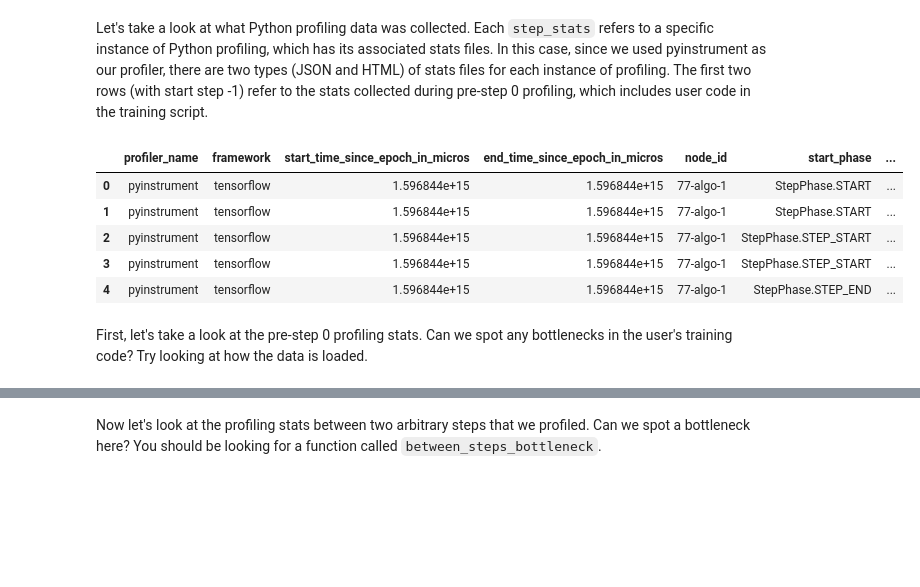
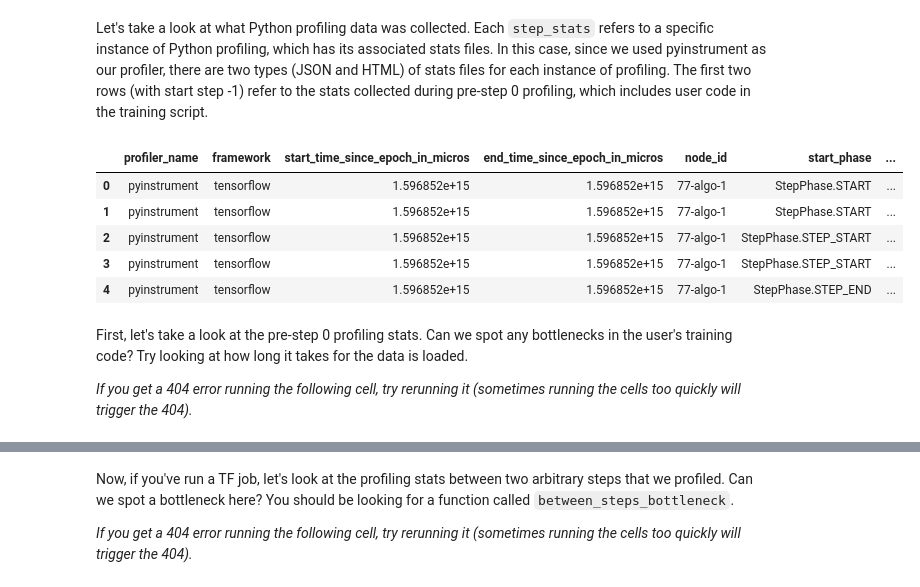
Before and after one commit to awslabs/sagemaker-debugger, a Jupyter notebook: examples/profiler/analyze_performance_bottlenecks.ipynb, the cells around one changed output, grey strips where cells are left out. Saved outputs shown, nothing was run; the diff lists cells and outputs as text; code cells hidden in the pictures; blank space fills up the shorter version.

Commit message:
Add example notebook fixes for python profiling (#46)

```diff
--- a/examples/profiler/analyze_performance_bottlenecks.ipynb
+++ b/examples/profiler/analyze_performance_bottlenecks.ipynb
@@ -579,22 +566,26 @@ This will give us insight into the metadata regarding each instance of Python pr
 Let's take a look at what Python profiling data was collected. Each `step_stats` refers to a specific instance of Python profiling, which has its associated stats files. In this case, since we used pyinstrument as our profiler, there are two types (JSON and HTML) of stats files for each instance of profiling. The first two rows (with start step -1) refer to the stats collected during pre-step 0 profiling, which includes user code in the training script.
 # %%
 stats = list(map(lambda x: vars(x), python_analysis.list_profile_stats()))
-step_stats_df = pd.DataFrame(mapped_stats)
+step_stats_df = pd.DataFrame(stats)
 step_stats_df.head()
 # %% [output]
 |  | profiler_name | framework | start_time_since_epoch_in_micros | end_time_since_epoch_in_micros | node_id | start_phase | ... |
-| 0 | pyinstrument | tensorflow | 1.596844e+15 | 1.596844e+15 | 77-algo-1 | StepPhase.START | ... |
-| 1 | pyinstrument | tensorflow | 1.596844e+15 | 1.596844e+15 | 77-algo-1 | StepPhase.START | ... |
-| 2 | pyinstrument | tensorflow | 1.596844e+15 | 1.596844e+15 | 77-algo-1 | StepPhase.STEP_START | ... |
-| 3 | pyinstrument | tensorflow | 1.596844e+15 | 1.596844e+15 | 77-algo-1 | StepPhase.STEP_START | ... |
-| 4 | pyinstrument | tensorflow | 1.596844e+15 | 1.596844e+15 | 77-algo-1 | StepPhase.STEP_END | ... |
+| 0 | pyinstrument | tensorflow | 1.596852e+15 | 1.596852e+15 | 77-algo-1 | StepPhase.START | ... |
+| 1 | pyinstrument | tensorflow | 1.596852e+15 | 1.596852e+15 | 77-algo-1 | StepPhase.START | ... |
+| 2 | pyinstrument | tensorflow | 1.596852e+15 | 1.596852e+15 | 77-algo-1 | StepPhase.STEP_START | ... |
+| 3 | pyinstrument | tensorflow | 1.596852e+15 | 1.596852e+15 | 77-algo-1 | StepPhase.STEP_START | ... |
+| 4 | pyinstrument | tensorflow | 1.596852e+15 | 1.596852e+15 | 77-algo-1 | StepPhase.STEP_END | ... |
 # %% [markdown]
-First, let's take a look at the pre-step 0 profiling stats. Can we spot any bottlenecks in the user's training code? Try looking at how the data is loaded.
+First, let's take a look at the pre-step 0 profiling stats. Can we spot any bottlenecks in the user's training code? Try looking at how long it takes for the data is loaded.
+
+*If you get a 404 error running the following cell, try rerunning it (sometimes running the cells too quickly will trigger the 404).*
 # %%
 pyinstrument_pre_step_zero_stats = python_analysis.fetch_pre_step_zero_profile_stats()
 IFrame(src=pyinstrument_pre_step_zero_stats[0].html_file_path, width= 1000, height=500)
 # %% [output]
 [interactive output not drawn]
 # %% [markdown]
-Now let's look at the profiling stats between two arbitrary steps that we profiled. Can we spot a bottleneck here? You should be looking for a function called `between_steps_bottleneck`.
+Now, if you've run a TF job, let's look at the profiling stats between two arbitrary steps that we profiled. Can we spot a bottleneck here? You should be looking for a function called `between_steps_bottleneck`.
+
+*If you get a 404 error running the following cell, try rerunning it (sometimes running the cells too quickly will trigger the 404).*
 # %%
```
Also changed, not shown: parts of 2 cells of this notebook, 2 other files.
